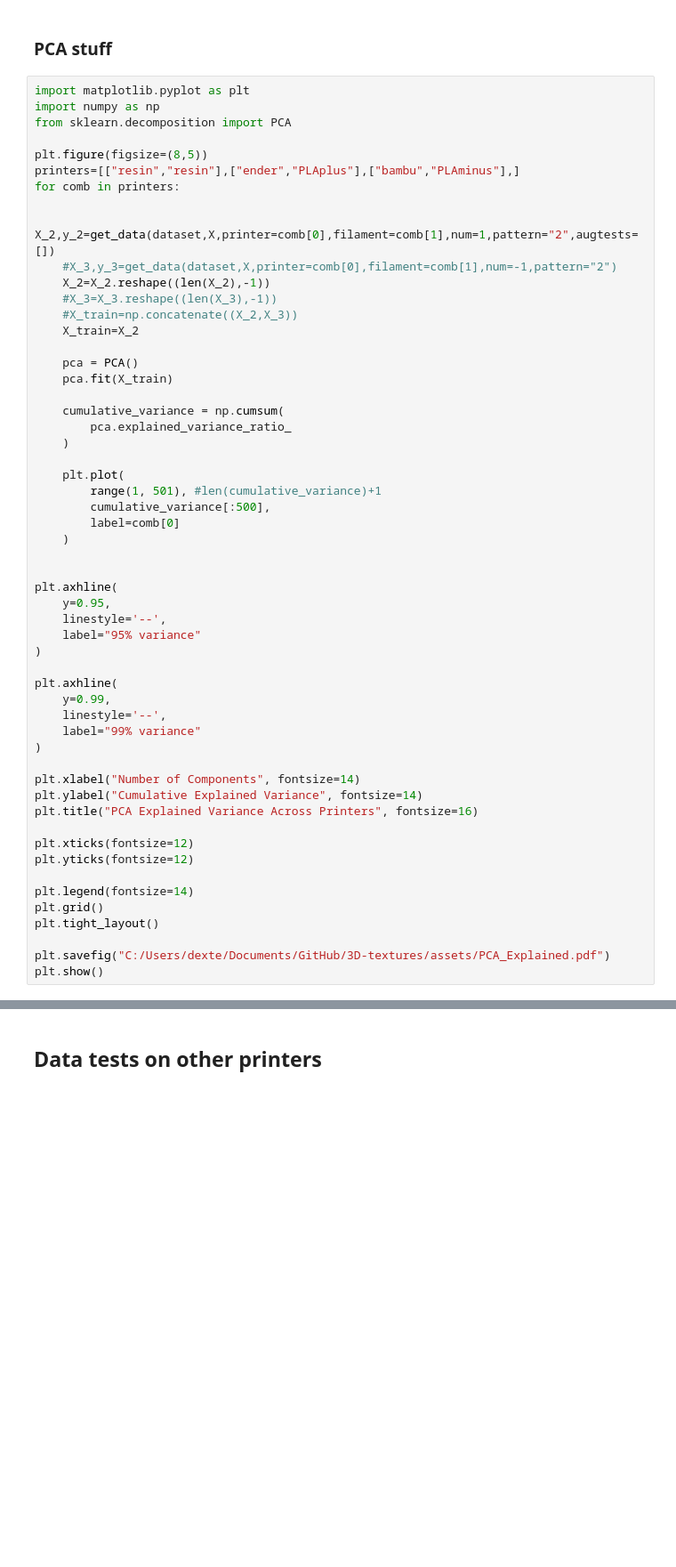
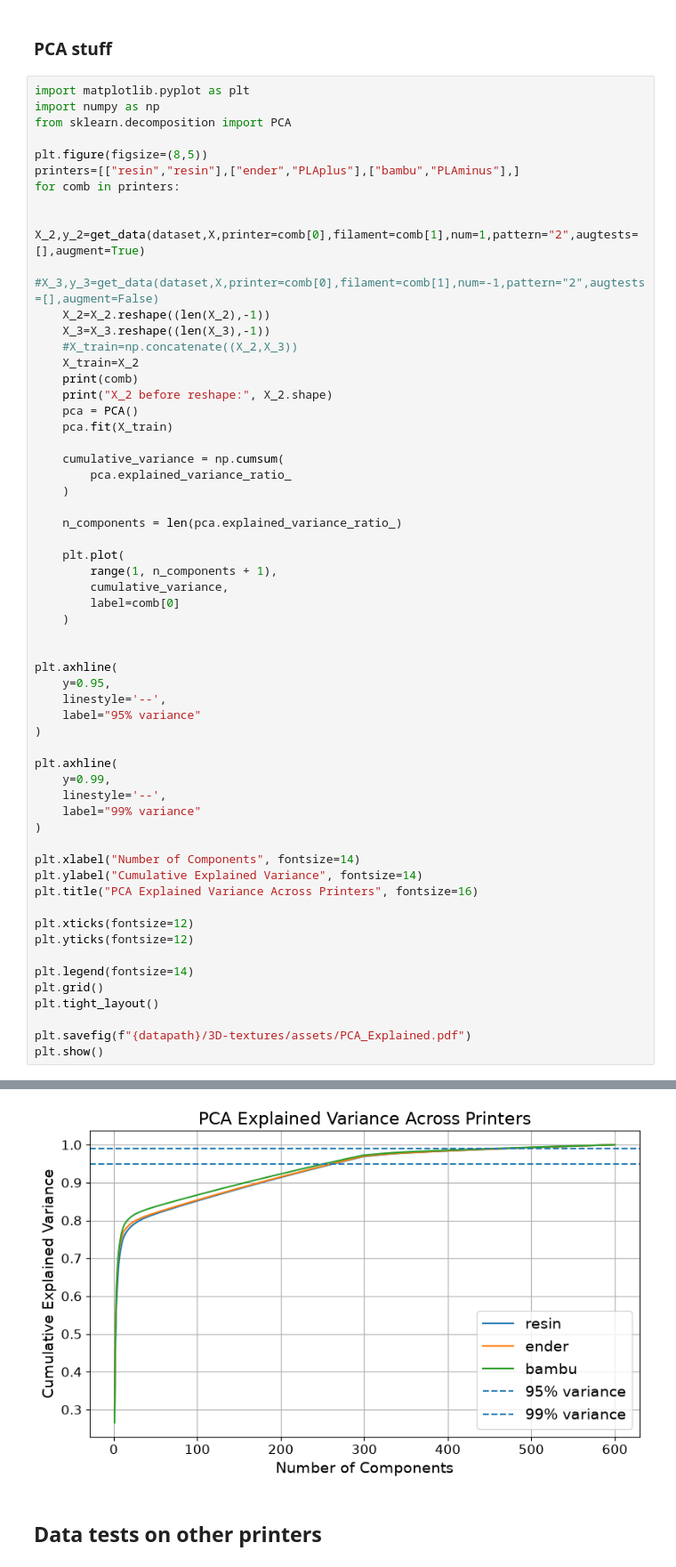
Before and after one commit to shepai/3D-textures, a Jupyter notebook: Experimental/classifiers.ipynb, the cells around one changed output, grey strips where cells are left out. Shown at 89% size. Drawn from its saved outputs; the diff is of its cells as text; blank space fills up the shorter version.

```diff
--- a/Experimental/classifiers.ipynb
+++ b/Experimental/classifiers.ipynb
@@ -524,13 +528,14 @@ plt.figure(figsize=(8,5))
 printers=[["resin","resin"],["ender","PLAplus"],["bambu","PLAminus"],]
 for comb in printers:
 
-    X_2,y_2=get_data(dataset,X,printer=comb[0],filament=comb[1],num=1,pattern="2",augtests=[])
-    #X_3,y_3=get_data(dataset,X,printer=comb[0],filament=comb[1],num=-1,pattern="2")
+    X_2,y_2=get_data(dataset,X,printer=comb[0],filament=comb[1],num=1,pattern="2",augtests=[],augment=True)
+    #X_3,y_3=get_data(dataset,X,printer=comb[0],filament=comb[1],num=-1,pattern="2",augtests=[],augment=False)
     X_2=X_2.reshape((len(X_2),-1))
-    #X_3=X_3.reshape((len(X_3),-1))
+    X_3=X_3.reshape((len(X_3),-1))
     #X_train=np.concatenate((X_2,X_3))
     X_train=X_2
-
+    print(comb)
+    print("X_2 before reshape:", X_2.shape)
     pca = PCA()
     pca.fit(X_train)
 
@@ -538,9 +543,11 @@ for comb in printers:
         pca.explained_variance_ratio_
     )
 
+    n_components = len(pca.explained_variance_ratio_)
+
     plt.plot(
-        range(1, 501), #len(cumulative_variance)+1
-        cumulative_variance[:500],
+        range(1, n_components + 1),
+        cumulative_variance,
         label=comb[0]
     )
 
@@ -568,5 +575,6 @@ plt.legend(fontsize=14)
 plt.grid()
 plt.tight_layout()
 
-plt.savefig("C:/Users/dexte/Documents/GitHub/3D-textures/assets/PCA_Explained.pdf")
+plt.savefig(f"{datapath}/3D-textures/assets/PCA_Explained.pdf")
 plt.show()
+# %% [output]
@@ -573,3 +587,4 @@ plt.show()
+[figure, added]
 # %% [markdown]
 ## Data tests on other printers
 # %% [markdown]
```
Also changed, not shown: parts of 4 cells of this notebook, 14 other files.
